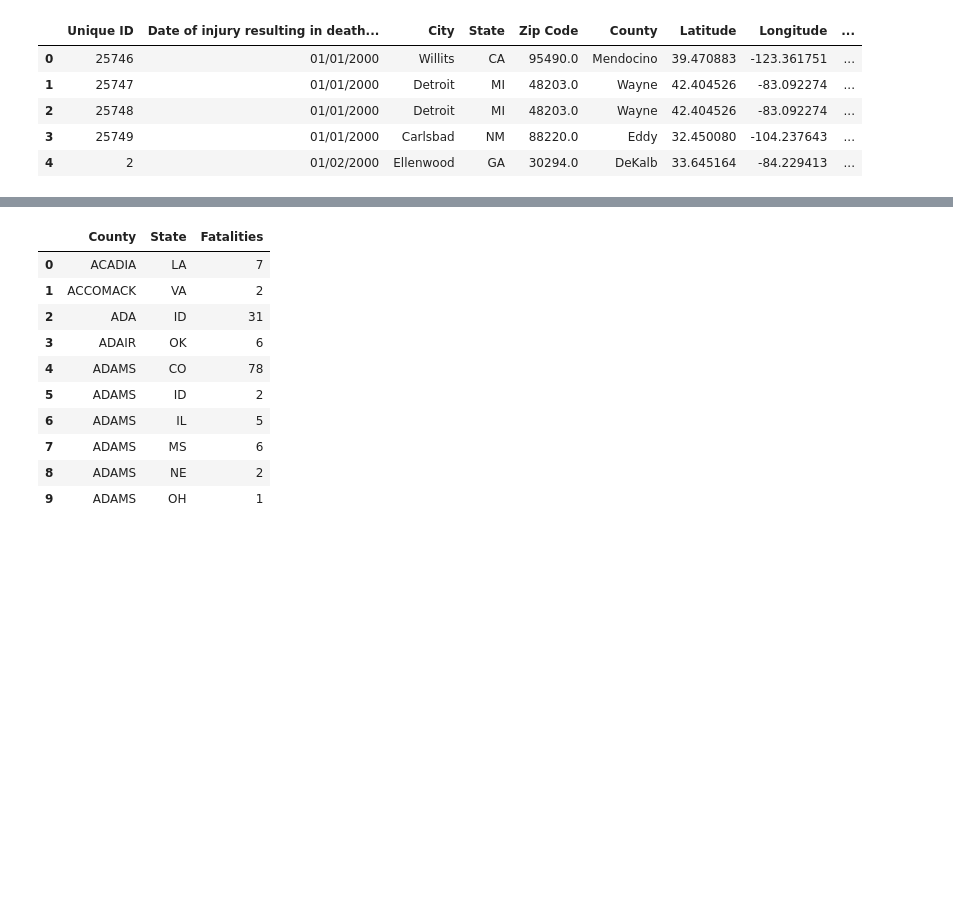
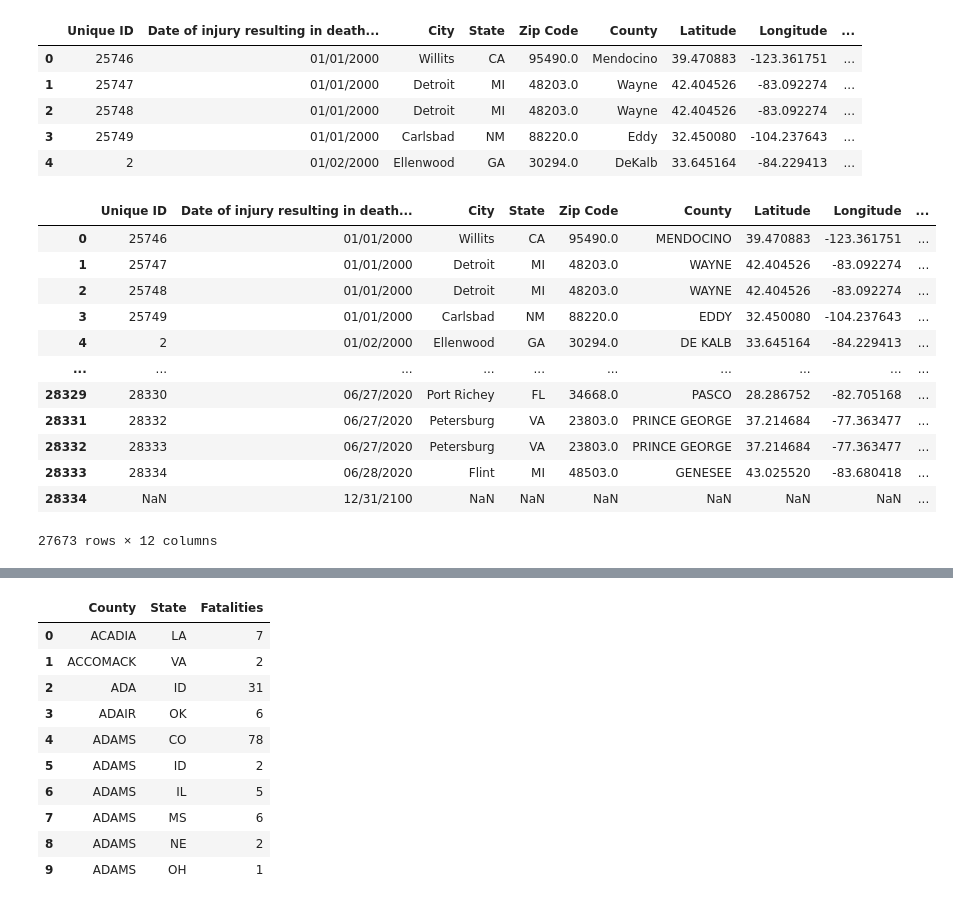
Before and after one commit to cat-mang/LESO_Analysis_Proj, a Jupyter notebook: notebooks/eda.ipynb, the cells around one changed output, grey strips where cells are left out. Drawn from its saved outputs; the diff is of its cells as text; code cells hidden in the pictures; blank space fills up the shorter version.

```diff
--- a/notebooks/eda.ipynb
+++ b/notebooks/eda.ipynb
@@ -353,3 +361,21 @@ police_df['County'] = police_df['County'].str.replace(' CENSUS AREA', '')
 police_df['County'] = police_df['County'].str.replace(' COUNTY', '')
 # police_df['County'] = police_df['County'].str.replace('WESAINT', 'WEST')
 # police_df['County'] = police_df['County'].str.replace('EASAINT
+# %%
+#Factor Out Intentional Use of Force
+police_fatalities = police_df[police_df['Intentional Use of Force (Developing)'] != 'No']
+police_fatalities
+# %% [output]
+|  | Unique ID | Date of injury resulting in death... | City | State | Zip Code | County | Latitude | Longitude | ... |
+| 0 | 25746 | 01/01/2000 | Willits | CA | 95490.0 | MENDOCINO | 39.470883 | -123.361751 | ... |
+| 1 | 25747 | 01/01/2000 | Detroit | MI | 48203.0 | WAYNE | 42.404526 | -83.092274 | ... |
+| 2 | 25748 | 01/01/2000 | Detroit | MI | 48203.0 | WAYNE | 42.404526 | -83.092274 | ... |
+| 3 | 25749 | 01/01/2000 | Carlsbad | NM | 88220.0 | EDDY | 32.450080 | -104.237643 | ... |
+| 4 | 2 | 01/02/2000 | Ellenwood | GA | 30294.0 | DE KALB | 33.645164 | -84.229413 | ... |
+| ... | ... | ... | ... | ... | ... | ... | ... | ... | ... |
+| 28329 | 28330 | 06/27/2020 | Port Richey | FL | 34668.0 | PASCO | 28.286752 | -82.705168 | ... |
+| 28331 | 28332 | 06/27/2020 | Petersburg | VA | 23803.0 | PRINCE GEORGE | 37.214684 | -77.363477 | ... |
+| 28332 | 28333 | 06/27/2020 | Petersburg | VA | 23803.0 | PRINCE GEORGE | 37.214684 | -77.363477 | ... |
+| 28333 | 28334 | 06/28/2020 | Flint | MI | 48503.0 | GENESEE | 43.025520 | -83.680418 | ... |
+| 28334 | NaN | 12/31/2100 | NaN | NaN | NaN | NaN | NaN | NaN | ... |
+27673 rows × 12 columns
```
Also changed, not shown: parts of 8 cells of this notebook, 10 other files.
